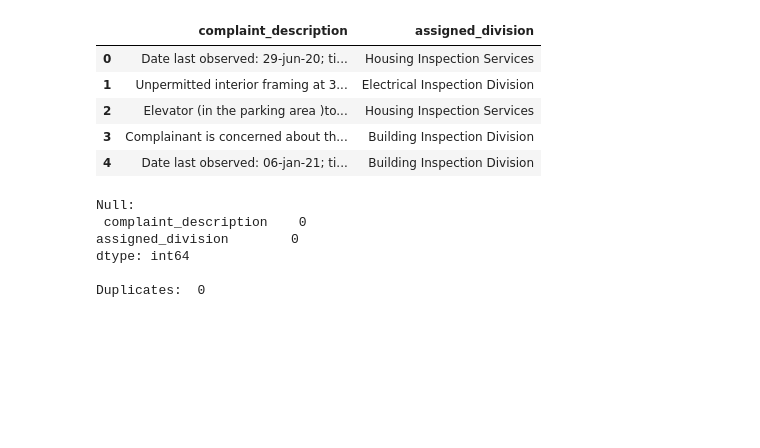
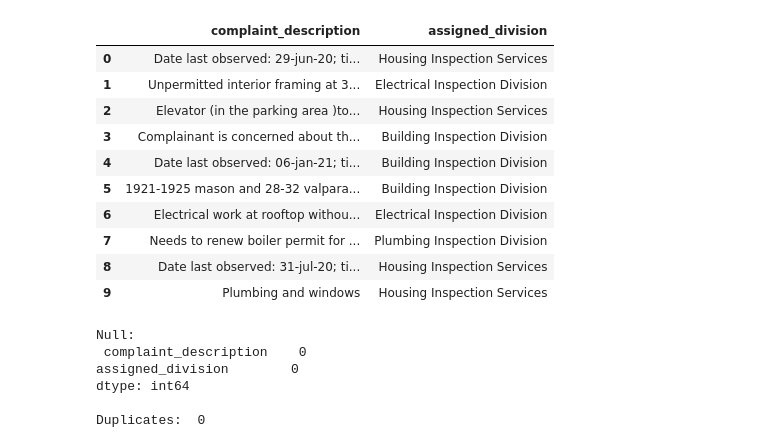
Before and after one commit to wct432/sf_building_complaints, a Jupyter notebook: notebooks/clean_data.ipynb, the cells around one changed output. Drawn from its saved outputs; the diff is of its cells as text; code cells hidden in the pictures; blank space fills up the shorter version.

```diff
--- a/notebooks/clean_data.ipynb
+++ b/notebooks/clean_data.ipynb
@@ -27,14 +66,19 @@ working_dir = os.getcwd()
 data_path = os.path.dirname(working_dir) + '/data/'
 df = pd.read_csv(data_path + 'preprocessed.csv')
 # %%
-df.head()
+df.head(10)
 # %% [output]
 |  | complaint_description | assigned_division |
 | 0 | Date last observed: 29-jun-20; ti... | Housing Inspection Services |
 | 1 | Unpermitted interior framing at 3... | Electrical Inspection Division |
 | 2 | Elevator (in the parking area )to... | Housing Inspection Services |
 | 3 | Complainant is concerned about th... | Building Inspection Division |
 | 4 | Date last observed: 06-jan-21; ti... | Building Inspection Division |
+| 5 | 1921-1925 mason and 28-32 valpara... | Building Inspection Division |
+| 6 | Electrical work at rooftop withou... | Electrical Inspection Division |
+| 7 | Needs to renew boiler permit for ... | Plumbing Inspection Division |
+| 8 | Date last observed: 31-jul-20; ti... | Housing Inspection Services |
+| 9 | Plumbing and windows | Housing Inspection Services |
 # %%
 #ensure there are no null values or duplicates
 print(f"Null: \n {df.isna().sum()} \n")
```
Also changed, not shown: parts of 67 cells of this notebook, 38 other files.
